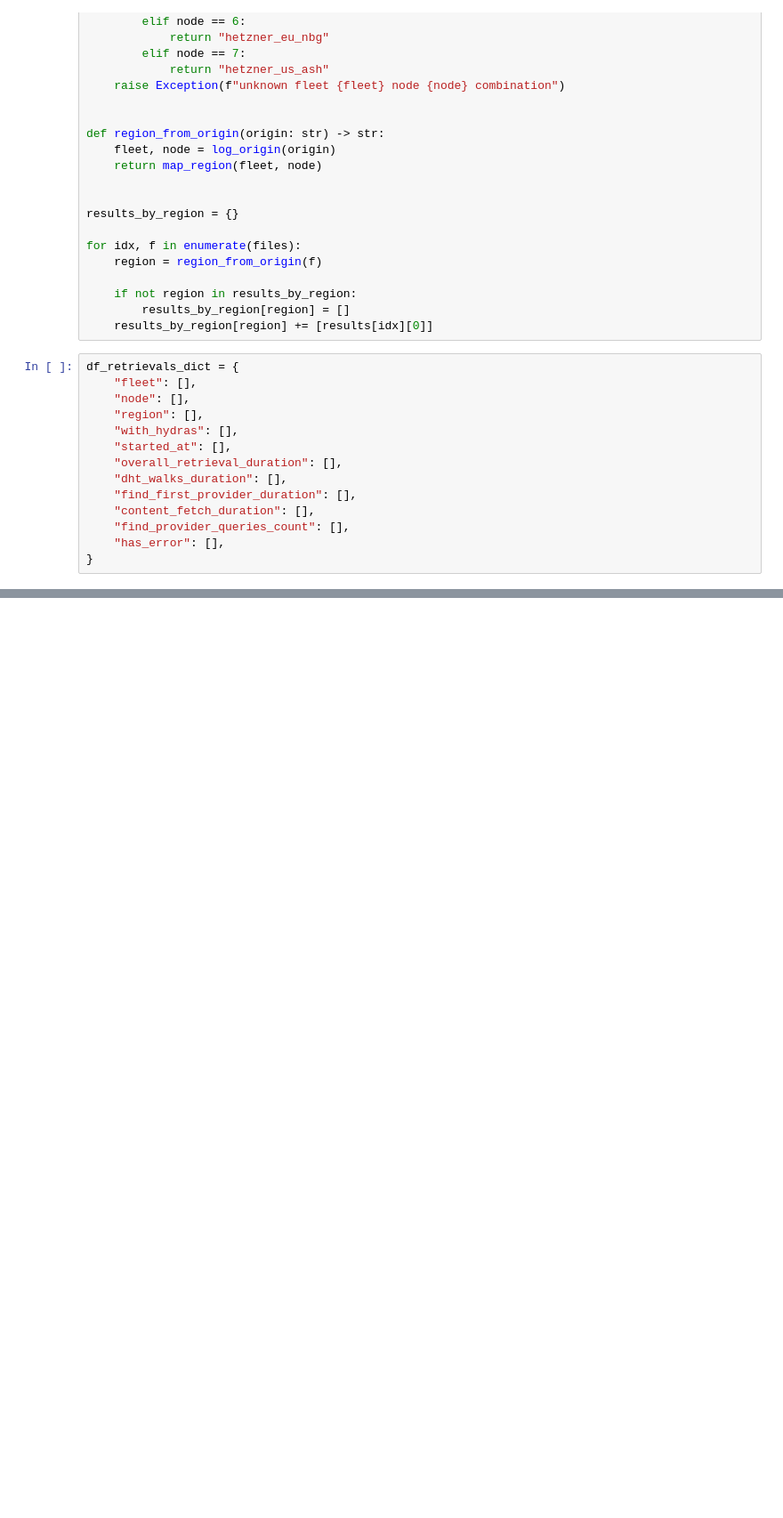
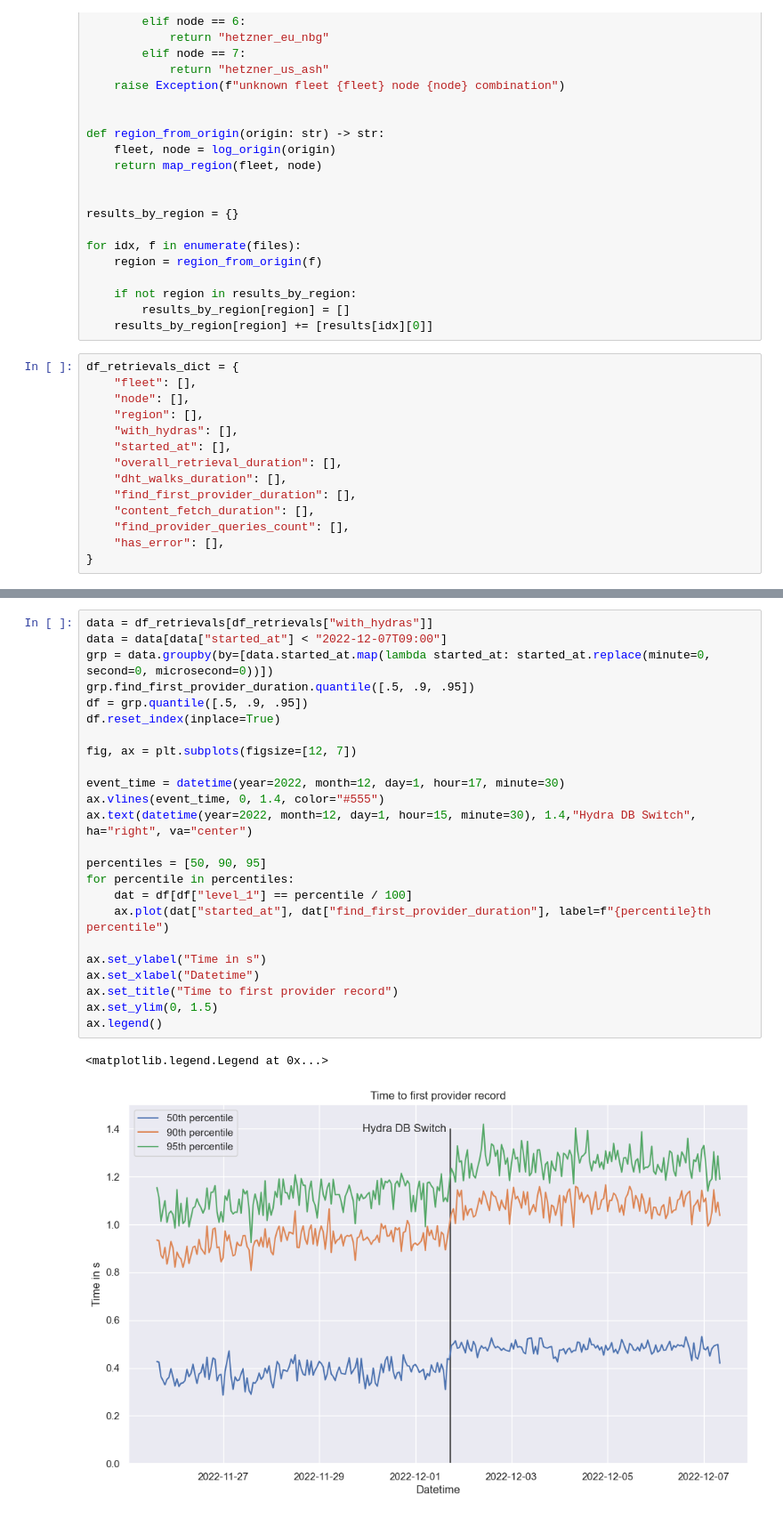
Before and after one commit to dennis-tra/ipfs-lookup-measurement, a Jupyter notebook: analysis/2022-11-28-hydra-dial-down.ipynb, the cells around one changed output, grey strips where cells are left out. Shown at 89% size. Cells and saved outputs as stored; diff of their text form; blank space fills up the shorter version.

```diff
--- a/analysis/2022-11-28-hydra-dial-down.ipynb
+++ b/analysis/2022-11-28-hydra-dial-down.ipynb
@@ -206 +219,28 @@ df_retrievals
+# %%
+data = df_retrievals[df_retrievals["with_hydras"]]
+data = data[data["started_at"] < "2022-12-07T09:00"]
+grp = data.groupby(by=[data.started_at.map(lambda started_at: started_at.replace(minute=0, second=0, microsecond=0))])
+grp.find_first_provider_duration.quantile([.5, .9, .95])
+df = grp.quantile([.5, .9, .95])
+df.reset_index(inplace=True)
+
+fig, ax = plt.subplots(figsize=[12, 7])
+
+event_time = datetime(year=2022, month=12, day=1, hour=17, minute=30)
+ax.vlines(event_time, 0, 1.4, color="#555")
+ax.text(datetime(year=2022, month=12, day=1, hour=15, minute=30), 1.4,"Hydra DB Switch", ha="right", va="center")
+
+percentiles = [50, 90, 95]
+for percentile in percentiles:
+    dat = df[df["level_1"] == percentile / 100]
+    ax.plot(dat["started_at"], dat["find_first_provider_duration"], label=f"{percentile}th percentile")
+
+ax.set_ylabel("Time in s")
+ax.set_xlabel("Datetime")
+ax.set_title("Time to first provider record")
+ax.set_ylim(0, 1.5)
+ax.legend()
+# %% [output]
+<matplotlib.legend.Legend at 0x...>
+[figure, added]
 # %%
```
Also changed, not shown: parts of 15 cells of this notebook, 4 other files.
